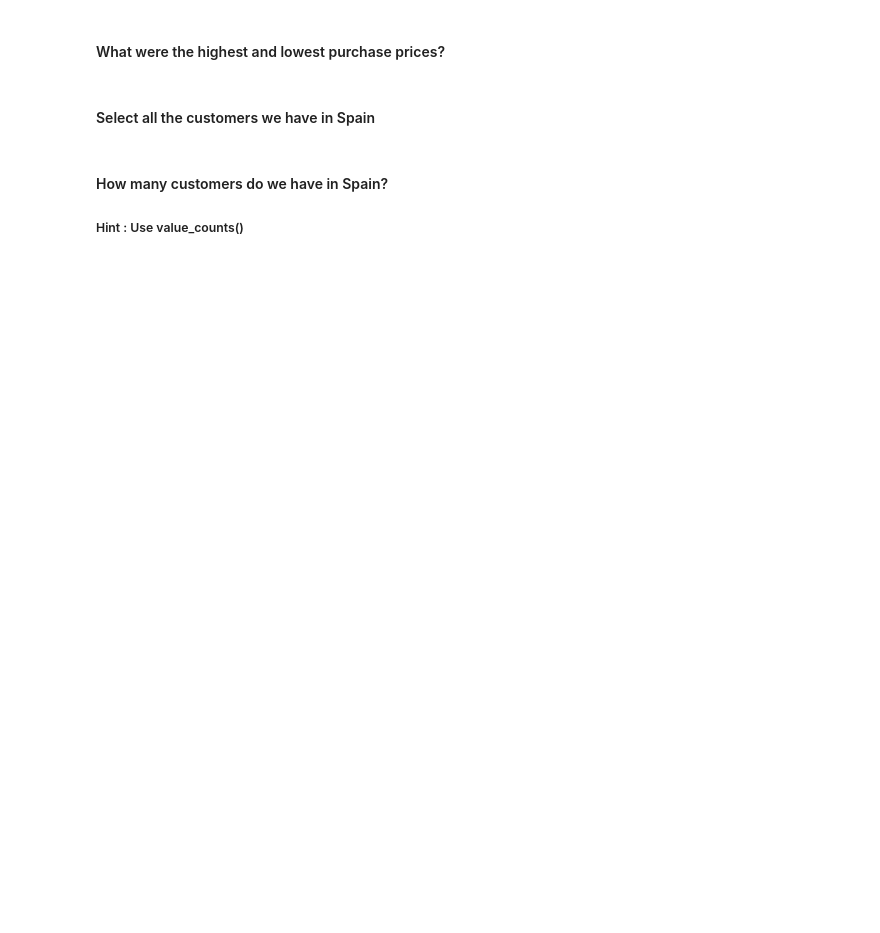
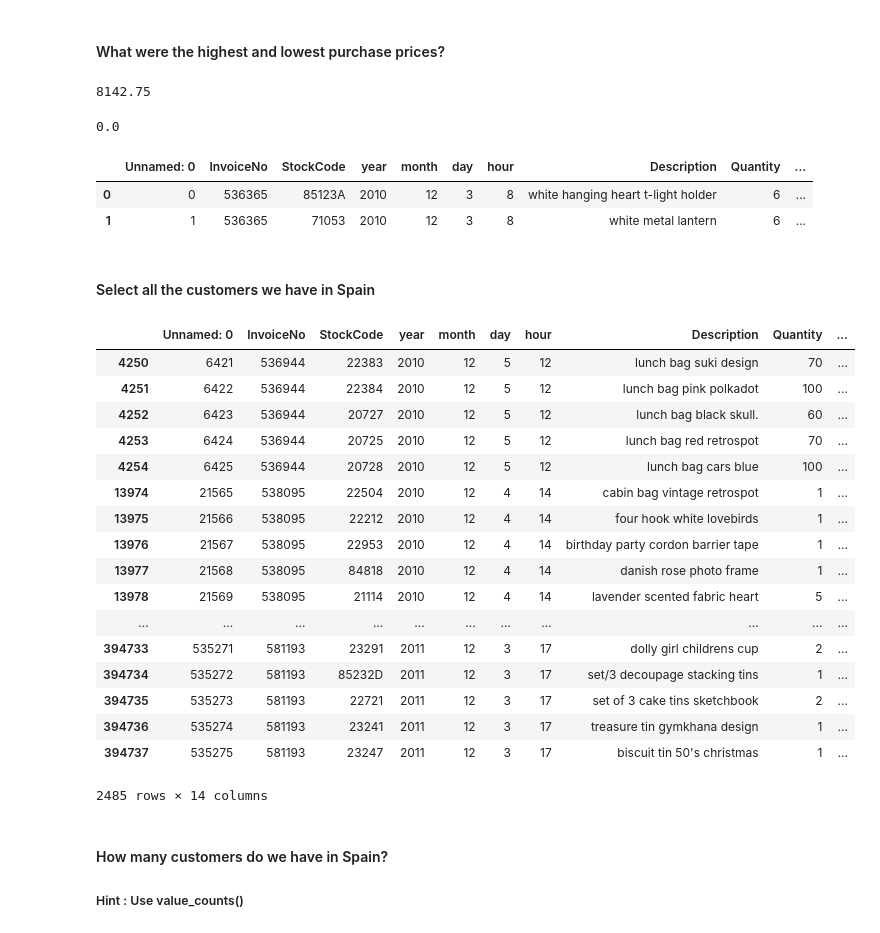
Before and after one commit to NSG2019/data-labs, a Jupyter notebook: module-2/lab-subsetting-and-descriptive-stats/your-code/main.ipynb, the cells around one changed output. Drawn from its saved outputs; the diff is of its cells as text; code cells hidden in the pictures; blank space fills up the shorter version.

```diff
--- a/module-2/lab-subsetting-and-descriptive-stats/your-code/main.ipynb
+++ b/module-2/lab-subsetting-and-descriptive-stats/your-code/main.ipynb
@@ -357,12 +507,44 @@ Name: Salary, dtype: int64
 #### What were the highest and lowest purchase prices?
 # %%
 # your answer here
+orders['UnitPrice'].max()
+# %% [output]
+8142.75
 # %%
 # your answer here
+orders['UnitPrice'].min()
+# %% [output]
+0.0
+# %%
+orders.head(2)
+# %% [output]
+|  | Unnamed: 0 | InvoiceNo | StockCode | year | month | day | hour | Description | Quantity | ... |
+| 0 | 0 | 536365 | 85123A | 2010 | 12 | 3 | 8 | white hanging heart t-light holder | 6 | ... |
+| 1 | 1 | 536365 | 71053 | 2010 | 12 | 3 | 8 | white metal lantern | 6 | ... |
 # %% [markdown]
 #### Select all the customers we have in Spain
 # %%
 # your answer here
+orders[orders['Country'] == 'Spain']
+# %% [output]
+|  | Unnamed: 0 | InvoiceNo | StockCode | year | month | day | hour | Description | Quantity | ... |
+| 4250 | 6421 | 536944 | 22383 | 2010 | 12 | 5 | 12 | lunch bag suki design | 70 | ... |
+| 4251 | 6422 | 536944 | 22384 | 2010 | 12 | 5 | 12 | lunch bag pink polkadot | 100 | ... |
+| 4252 | 6423 | 536944 | 20727 | 2010 | 12 | 5 | 12 | lunch bag black skull. | 60 | ... |
+| 4253 | 6424 | 536944 | 20725 | 2010 | 12 | 5 | 12 | lunch bag red retrospot | 70 | ... |
+| 4254 | 6425 | 536944 | 20728 | 2010 | 12 | 5 | 12 | lunch bag cars blue | 100 | ... |
+| 13974 | 21565 | 538095 | 22504 | 2010 | 12 | 4 | 14 | cabin bag vintage retrospot | 1 | ... |
+| 13975 | 21566 | 538095 | 22212 | 2010 | 12 | 4 | 14 | four hook white lovebirds | 1 | ... |
+| 13976 | 21567 | 538095 | 22953 | 2010 | 12 | 4 | 14 | birthday party cordon barrier tape | 1 | ... |
+| 13977 | 21568 | 538095 | 84818 | 2010 | 12 | 4 | 14 | danish rose photo frame | 1 | ... |
+| 13978 | 21569 | 538095 | 21114 | 2010 | 12 | 4 | 14 | lavender scented fabric heart | 5 | ... |
+| ... | ... | ... | ... | ... | ... | ... | ... | ... | ... | ... |
+| 394733 | 535271 | 581193 | 23291 | 2011 | 12 | 3 | 17 | dolly girl childrens cup | 2 | ... |
+| 394734 | 535272 | 581193 | 85232D | 2011 | 12 | 3 | 17 | set/3 decoupage stacking tins | 1 | ... |
+| 394735 | 535273 | 581193 | 22721 | 2011 | 12 | 3 | 17 | set of 3 cake tins sketchbook | 2 | ... |
+| 394736 | 535274 | 581193 | 23241 | 2011 | 12 | 3 | 17 | treasure tin gymkhana design | 1 | ... |
+| 394737 | 535275 | 581193 | 23247 | 2011 | 12 | 3 | 17 | biscuit tin 50's christmas | 1 | ... |
+2485 rows × 14 columns
 # %% [markdown]
 #### How many customers do we have in Spain?
 ##### Hint : Use value_counts()
```
Also changed, not shown: parts of 38 cells of this notebook.
